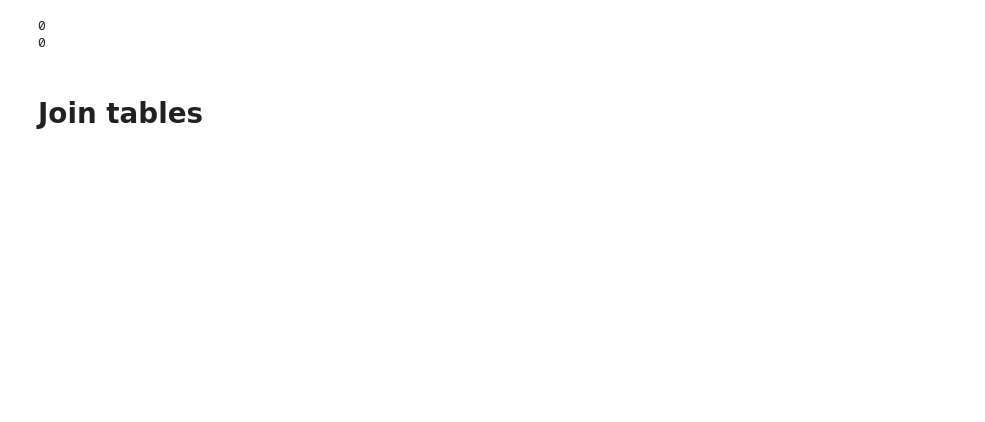
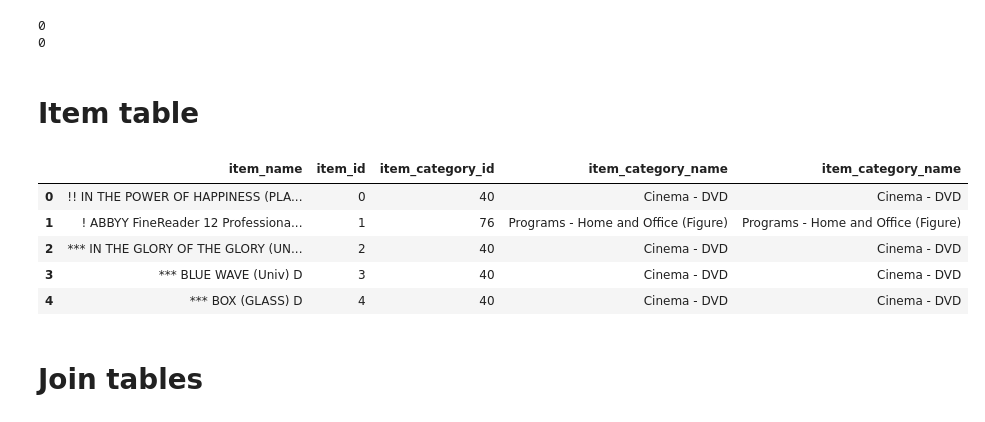
Before and after one commit to khanhnguyenqk/kaggle, a Jupyter notebook: competitive-data-science-predict-future-sales/working/exploration.ipynb, the cells around one changed output. Drawn from its saved outputs; the diff is of its cells as text; code cells hidden in the pictures; blank space fills up the shorter version.

```diff
--- a/competitive-data-science-predict-future-sales/working/exploration.ipynb
+++ b/competitive-data-science-predict-future-sales/working/exploration.ipynb
@@ -115,6 +165,17 @@ print(rawTrainDf.isna().sum().sum())
 # %% [output]
 0
 0
+# %% [markdown]
+# Item table
+# %%
+display(itemsDf.head())
+# %% [output]
+|  | item_name | item_id | item_category_id | item_category_name | item_category_name |
+| 0 | !! IN THE POWER OF HAPPINESS (PLA... | 0 | 40 | Cinema - DVD | Cinema - DVD |
+| 1 | ! ABBYY FineReader 12 Professiona... | 1 | 76 | Programs - Home and Office (Figure) | Programs - Home and Office (Figure) |
+| 2 | *** IN THE GLORY OF THE GLORY (UN... | 2 | 40 | Cinema - DVD | Cinema - DVD |
+| 3 | *** BLUE WAVE (Univ) D | 3 | 40 | Cinema - DVD | Cinema - DVD |
+| 4 | *** BOX (GLASS) D | 4 | 40 | Cinema - DVD | Cinema - DVD |
 # %% [markdown]
 # Join tables
 # %%
```
Also changed, not shown: parts of 20 cells of this notebook, 2 other files.
